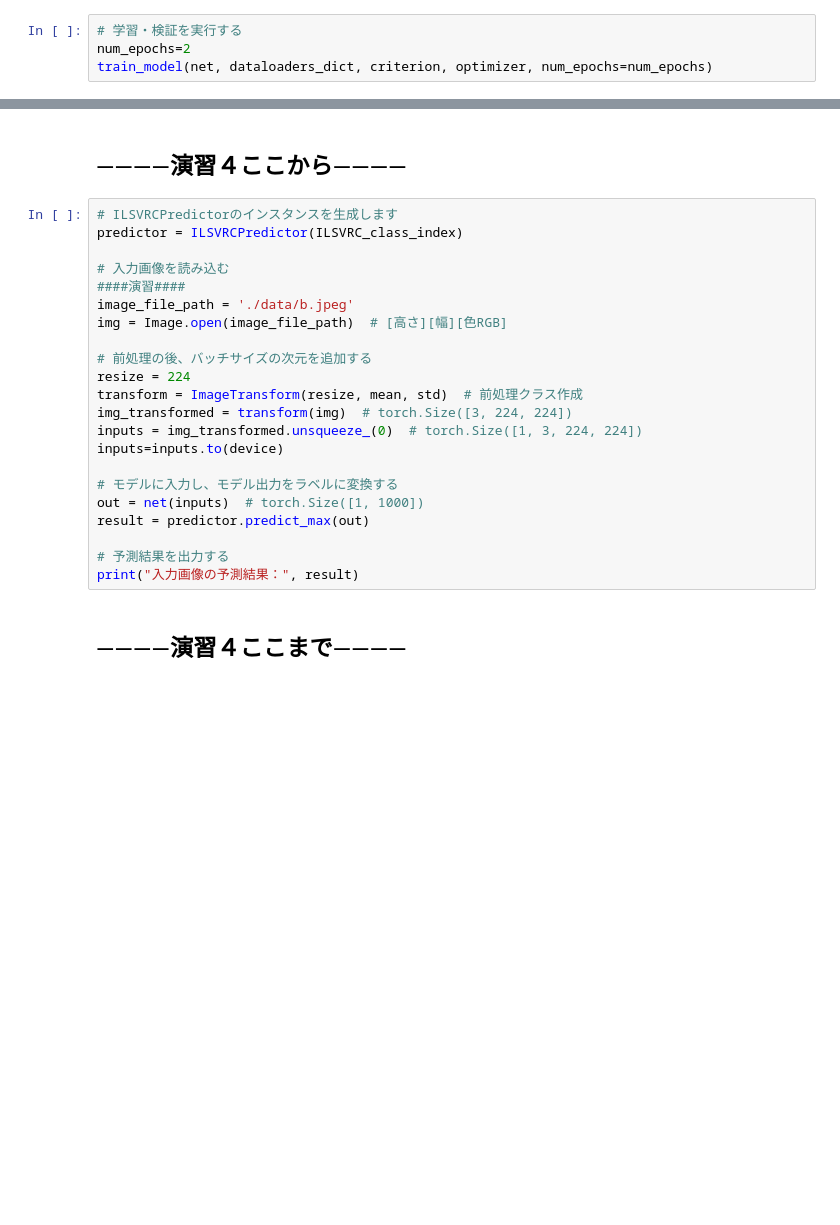
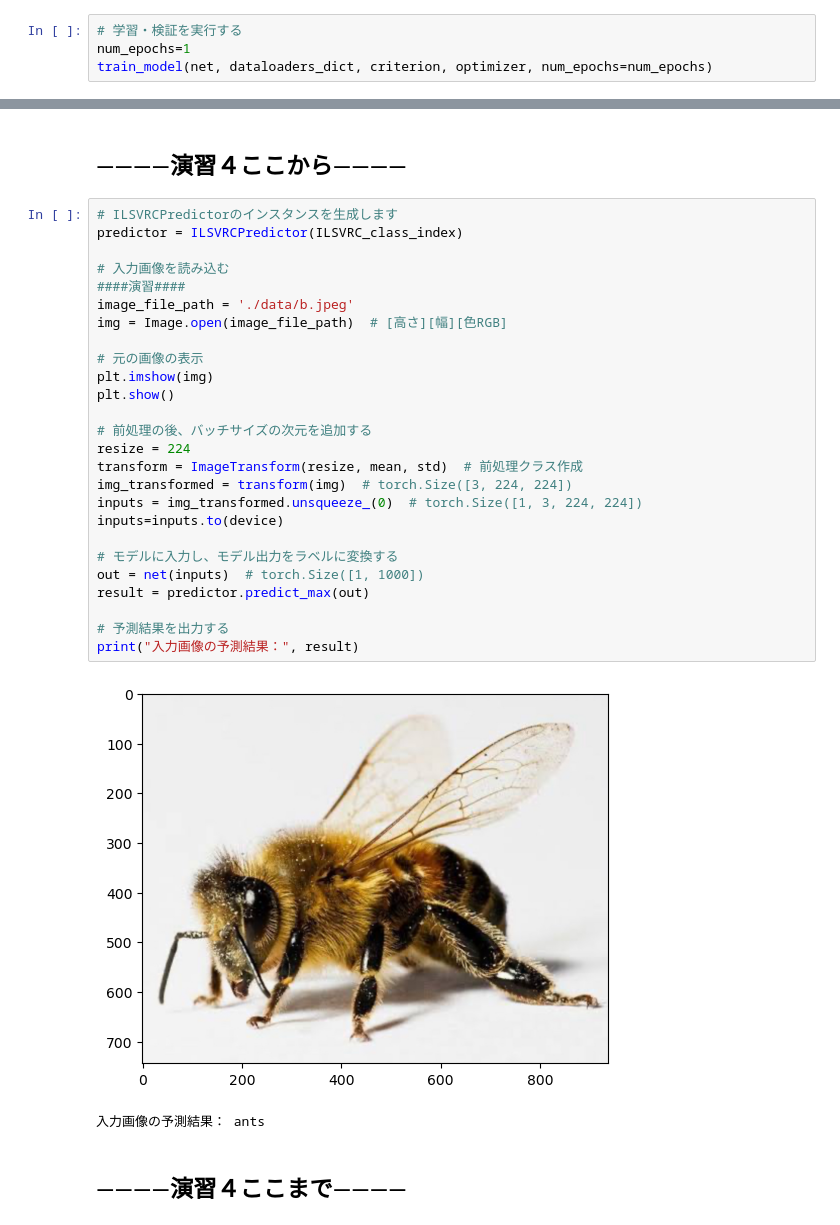
Before and after one commit to rin-nishikawa/internship, a Jupyter notebook: 1_image_classification/1_3_transfer_learning_on_GoogleColab_handson_gt.ipynb, the cells around one changed output, grey strips where cells are left out. Drawn from its saved outputs; the diff is of its cells as text; blank space fills up the shorter version.

```diff
--- a/1_image_classification/1_3_transfer_learning_on_GoogleColab_handson_gt.ipynb
+++ b/1_image_classification/1_3_transfer_learning_on_GoogleColab_handson_gt.ipynb
@@ -403,5 +460,5 @@ def train_model(net, dataloaders_dict, criterion, optimizer, num_epochs):
                 phase, epoch_loss, epoch_acc))
 # %%
 # 学習・検証を実行する
-num_epochs=2
+num_epochs=1
 train_model(net, dataloaders_dict, criterion, optimizer, num_epochs=num_epochs)
@@ -454,25 +531,32 @@ class ILSVRCPredictor():
 # %%
 # ILSVRCPredictorのインスタンスを生成します
 predictor = ILSVRCPredictor(ILSVRC_class_index)
 
 # 入力画像を読み込む
 ####演習####
 image_file_path = './data/b.jpeg'
 img = Image.open(image_file_path)  # [高さ][幅][色RGB]
+
+# 元の画像の表示
+plt.imshow(img)
+plt.show()
 
 # 前処理の後、バッチサイズの次元を追加する
 resize = 224
 transform = ImageTransform(resize, mean, std)  # 前処理クラス作成
 img_transformed = transform(img)  # torch.Size([3, 224, 224])
 inputs = img_transformed.unsqueeze_(0)  # torch.Size([1, 3, 224, 224])
 inputs=inputs.to(device)
 
 # モデルに入力し、モデル出力をラベルに変換する
 out = net(inputs)  # torch.Size([1, 1000])
 result = predictor.predict_max(out)
 
 # 予測結果を出力する
 print("入力画像の予測結果：", result)
+# %% [output]
+[figure, added]
+入力画像の予測結果： ants
 # %% [markdown]
 ## ――――演習４ここまで――――
 # %% [markdown]
```
Also changed, not shown: parts of 10 cells of this notebook.
